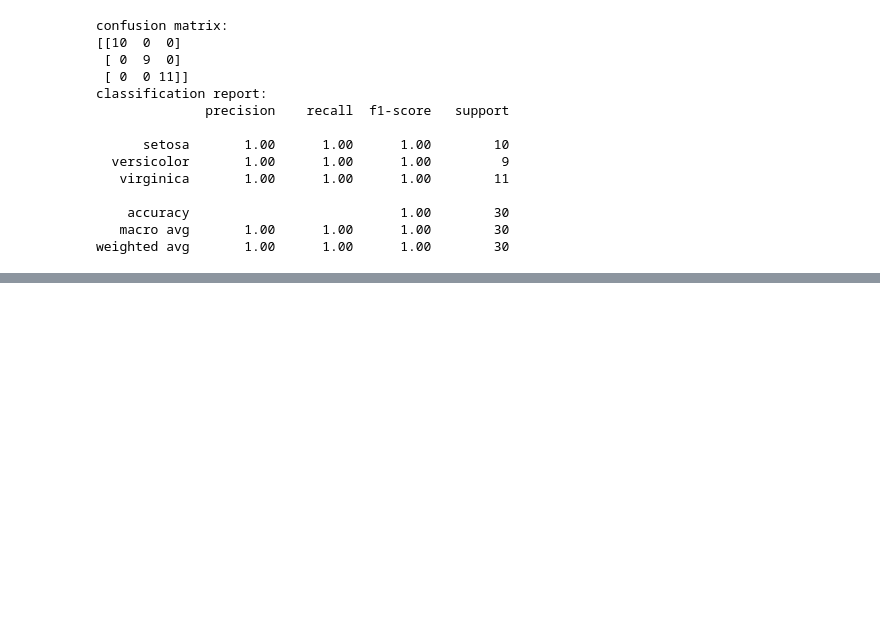
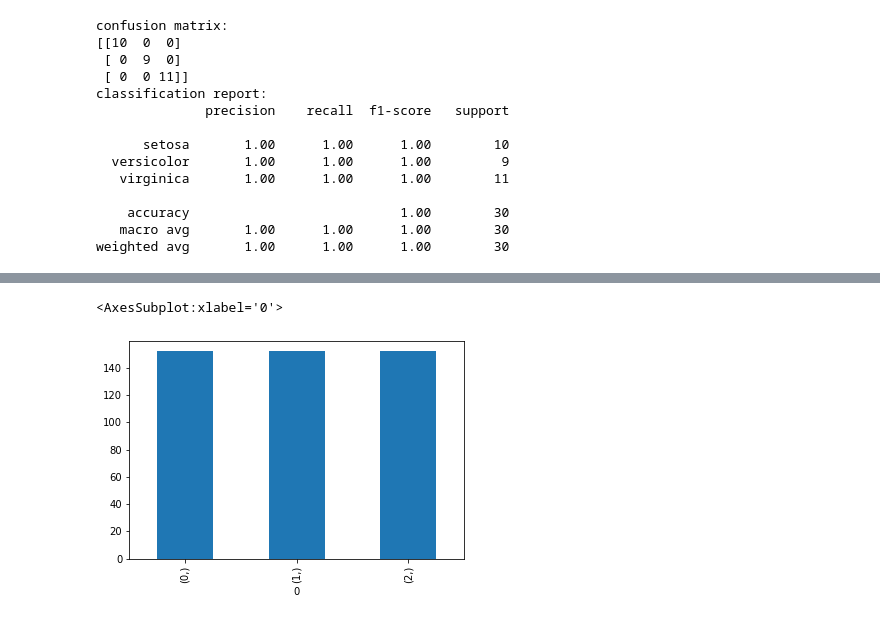
Before and after one commit to digipodium/DP-JUN-ML-200-MTTF, a Jupyter notebook: supervised/classification/class_balancing.ipynb, the cells around one changed output, grey strips where cells are left out. Saved outputs shown, nothing was run; the diff lists cells and outputs as text; code cells hidden in the pictures; blank space fills up the shorter version.

```diff
--- a/supervised/classification/class_balancing.ipynb
+++ b/supervised/classification/class_balancing.ipynb
@@ -56,0 +134,2 @@ weighted avg       1.00      1.00      1.00        30
+# %%
+X_resample, y_resample = SMOTE().fit_resample(X, y)
@@ -56,0 +149,5 @@ weighted avg       1.00      1.00      1.00        30
+# %%
+pd.DataFrame(y_resample).value_counts().plot(kind='bar')
+# %% [output]
+<AxesSubplot:xlabel='0'>
+[figure, added]
```
Also changed, not shown: parts of 17 cells of this notebook.
